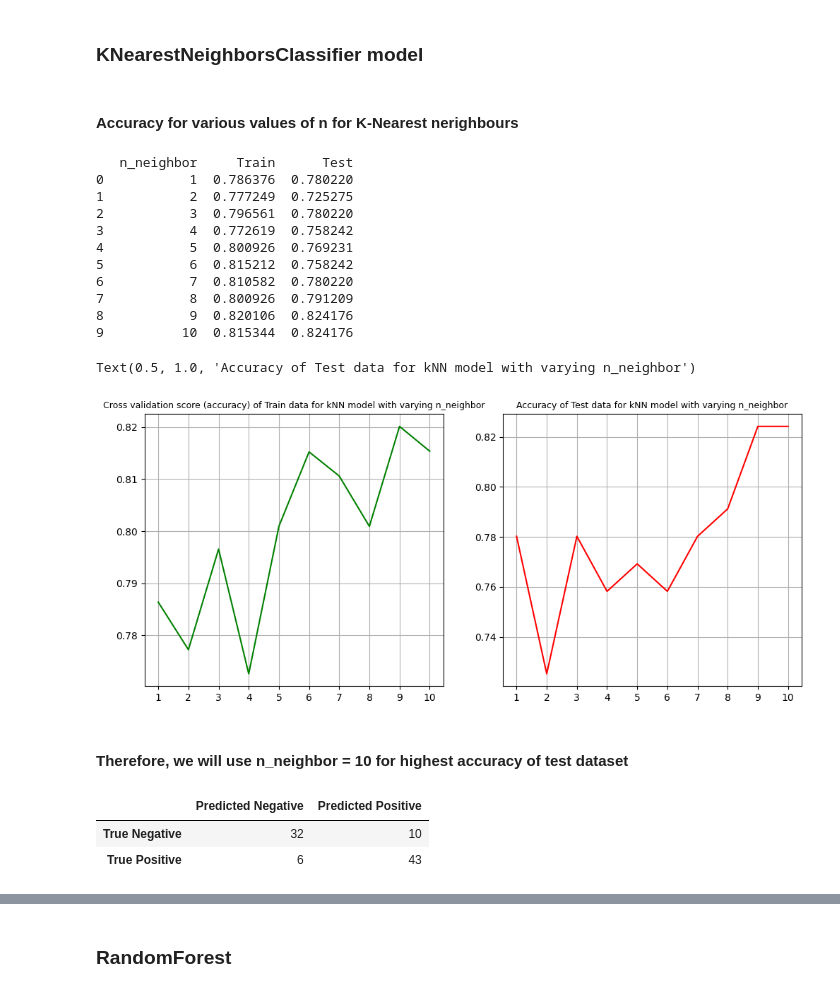
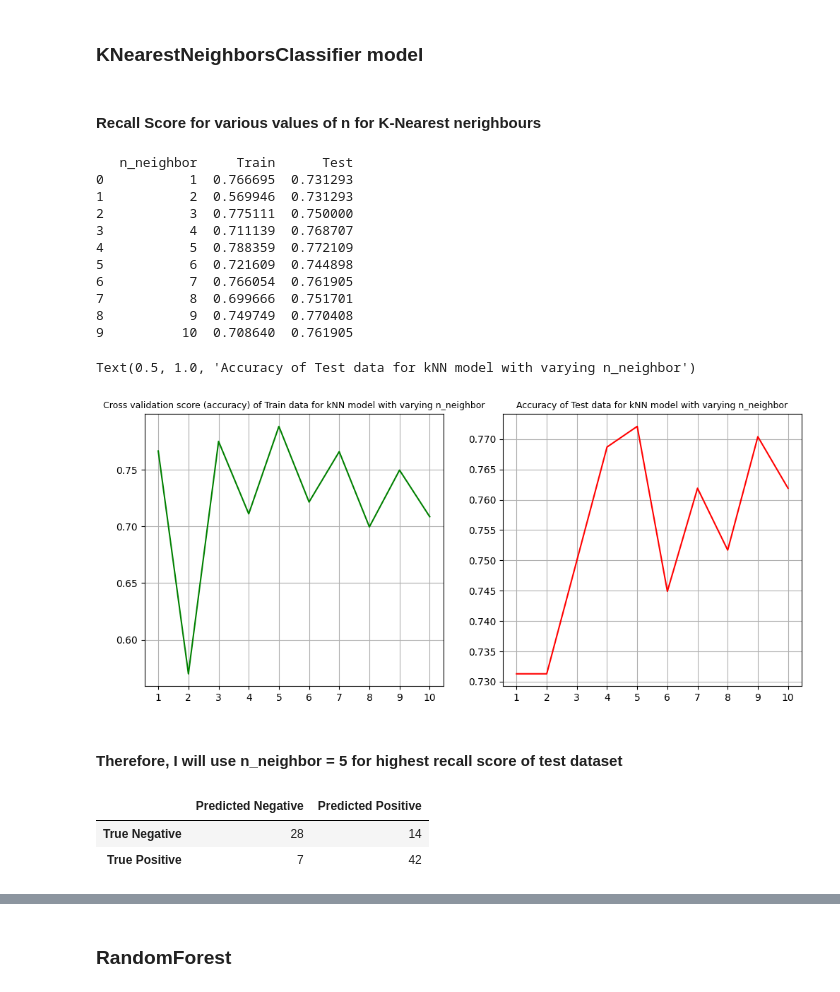
Before and after one commit to ProfessionalSalmon/Heart_Attack_Classification_Model, a Jupyter notebook: heart_attack.ipynb, the cells around one changed output, grey strips where cells are left out. Saved outputs shown, nothing was run; the diff lists cells and outputs as text; code cells hidden in the pictures.

```diff
--- a/heart_attack.ipynb
+++ b/heart_attack.ipynb
@@ -188,4 +208,2 @@ As we need to minimize the numbers of people who actually are in risk for heart
-# %%
-X_train, X_test, y_train, y_test = train_test_split(X, y, test_size = 0.30, random_state = 2024, stratify = y)
 # %% [markdown]
 ### Logistic Regression
@@ -196 +210,17 @@ log_reg_cv_scores = cross_val_score(log_reg, X_train, y_train.to_numpy(), cv = k
+# %%
+param_grid = {
+    'C': [0.01, 0.1, 1, 10, 100],
+    'penalty': ['l1', 'l2'],
+    'solver': ['liblinear', 'saga'],
+    'max_iter': [100, 200, 500]
+}
+
+log_reg = LogisticRegression()
+log_grid = GridSearchCV(log_reg, param_grid, cv=kf, scoring='recall', n_jobs=-1)
+log_grid.fit(X_train2, y_train)
+
+best_log = log_grid.best_estimator_
+best_log.fit(X_train2, y_train)
+
+log_reg_cv_scores = cross_val_score(best_log, X_train2, y_train, cv = kf)
 # %%
@@ -202,2 +231,0 @@ Mean Accuracy for train dataset: 0.8153439153439153
-# %%
-log_reg.fit(X_train, y_train)
@@ -232,74 +258,74 @@ weighted avg       0.81      0.81      0.81        91
 # %% [markdown]
 ### KNearestNeighborsClassifier model
 # %% [markdown]
-#### Accuracy for various values of n for K-Nearest nerighbours
+#### Recall Score for various values of n for K-Nearest nerighbours
 # %%
 n_index = list(range(1,11))
-cv_score = [] # cross validation score for train dataset
+cv_score_knn = [] # cross validation score for train dataset
 test = [] # accuracy score for test dataset
 n = [1, 2, 3, 4, 5, 6, 7, 8, 9, 10]
 
 for i in list(range(1,11)):
     knn = KNeighborsClassifier(n_neighbors=i)
-    knn.fit(X_train,y_train)
+    knn.fit(X_train3, y_train)
 
     # train
-    cv_score.append(cross_val_score(knn, X_train, y_train.to_numpy(), cv = kf).mean()) # mean
+    cv_score_knn.append(cross_val_score(knn, X_train3, y_train, cv = kf, scoring = 'recall').mean()) # mean
 
     # test
-    y_pred = knn.predict(X_test)
-    test.append(accuracy_score(y_test, y_pred))
+    y_pred = knn.predict(X_test3)
+    test.append(recall_score(y_test, y_pred, average = 'macro'))
 
 print(pd.DataFrame({
     'n_neighbor': n,
-    'Train': cv_score,
+    'Train': cv_score_knn,
     'Test': test}))
 # %% [output]
    n_neighbor     Train      Test
-0           1  0.786376  0.780220
-1           2  0.777249  0.725275
-2           3  0.796561  0.780220
-3           4  0.772619  0.758242
-4           5  0.800926  0.769231
-5           6  0.815212  0.758242
-6           7  0.810582  0.780220
-7           8  0.800926  0.791209
-8           9  0.820106  0.824176
-9          10  0.815344  0.824176
+0           1  0.766695  0.731293
+1           2  0.569946  0.731293
+2           3  0.775111  0.750000
+3           4  0.711139  0.768707
+4           5  0.788359  0.772109
+5           6  0.721609  0.744898
+6           7  0.766054  0.761905
+7           8  0.699666  0.751701
+8           9  0.749749  0.770408
+9          10  0.708640  0.761905
 # %%
 plt.figure(figsize=(12,5))
 
 plt.subplot(1, 2, 1)
-plt.plot(n_index, cv_score, color = 'green')
+plt.plot(n_index, cv_score_knn, color = 'green')
 plt.xticks(n)
 plt.grid()
 plt.title('Cross validation score (accuracy) of Train data for kNN model with varying n_neighbor', fontsize = 9)
 
 plt.subplot(1, 2, 2)
 plt.plot(n_index, test, color = 'red')
 plt.xticks(n)
 plt.grid()
 plt.title('Accuracy of Test data for kNN model with varying n_neighbor', fontsize = 9)
 # %% [output]
 Text(0.5, 1.0, 'Accuracy of Test data for kNN model with varying n_neighbor')
-[figure, old version]
+[figure, new version]
 # %% [markdown]
-#### Therefore, we will use **n_neighbor = 10** for highest accuracy of test dataset
+#### Therefore, I will use **n_neighbor = 5** for highest recall score of test dataset
 # %%
-knn10 = KNeighborsClassifier(n_neighbors = 10)
-knn10.fit(X_train, y_train)
+knn5 = KNeighborsClassifier(n_neighbors = 5)
+knn5.fit(X_train3, y_train)
 
 # Confusion Matrix
-y_pred10 = knn10.predict(X_test)
+y_pred5 = knn5.predict(X_test3)
 
 knn_con = confusion_matrix(y_test, y_pred)
-knn_con = pd.DataFrame(knn_con,
+knn_con_df = pd.DataFrame(knn_con,
                      index=['True Negative', 'True Positive'],
                      columns=['Predicted Negative', 'Predicted Positive'])
-knn_con
+knn_con_df
 # %% [output]
 |  | Predicted Negative | Predicted Positive |
-| True Negative | 32 | 10 |
-| True Positive | 6 | 43 |
+| True Negative | 28 | 14 |
+| True Positive | 7 | 42 |
 # %%
 # Classification Report
```
Also changed, not shown: parts of 31 cells of this notebook.
